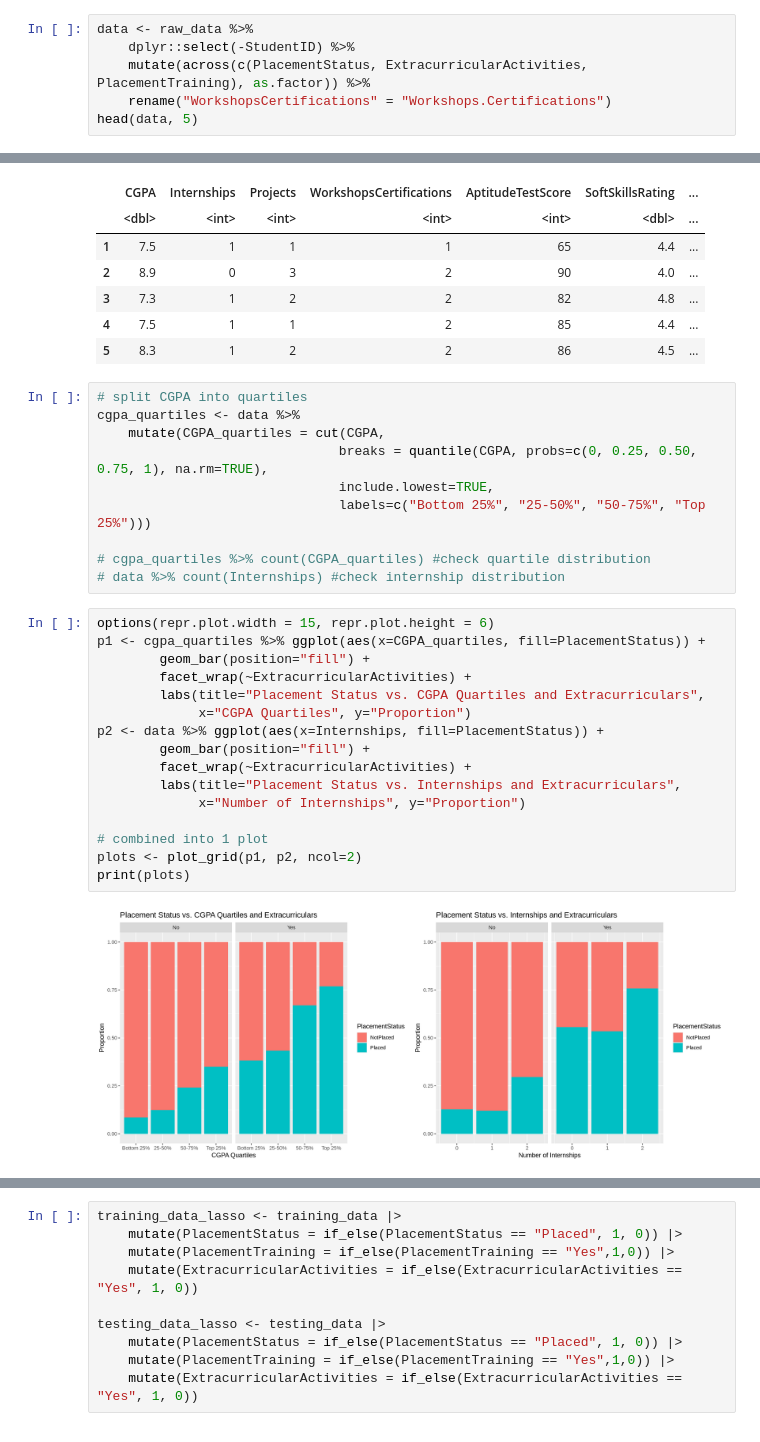
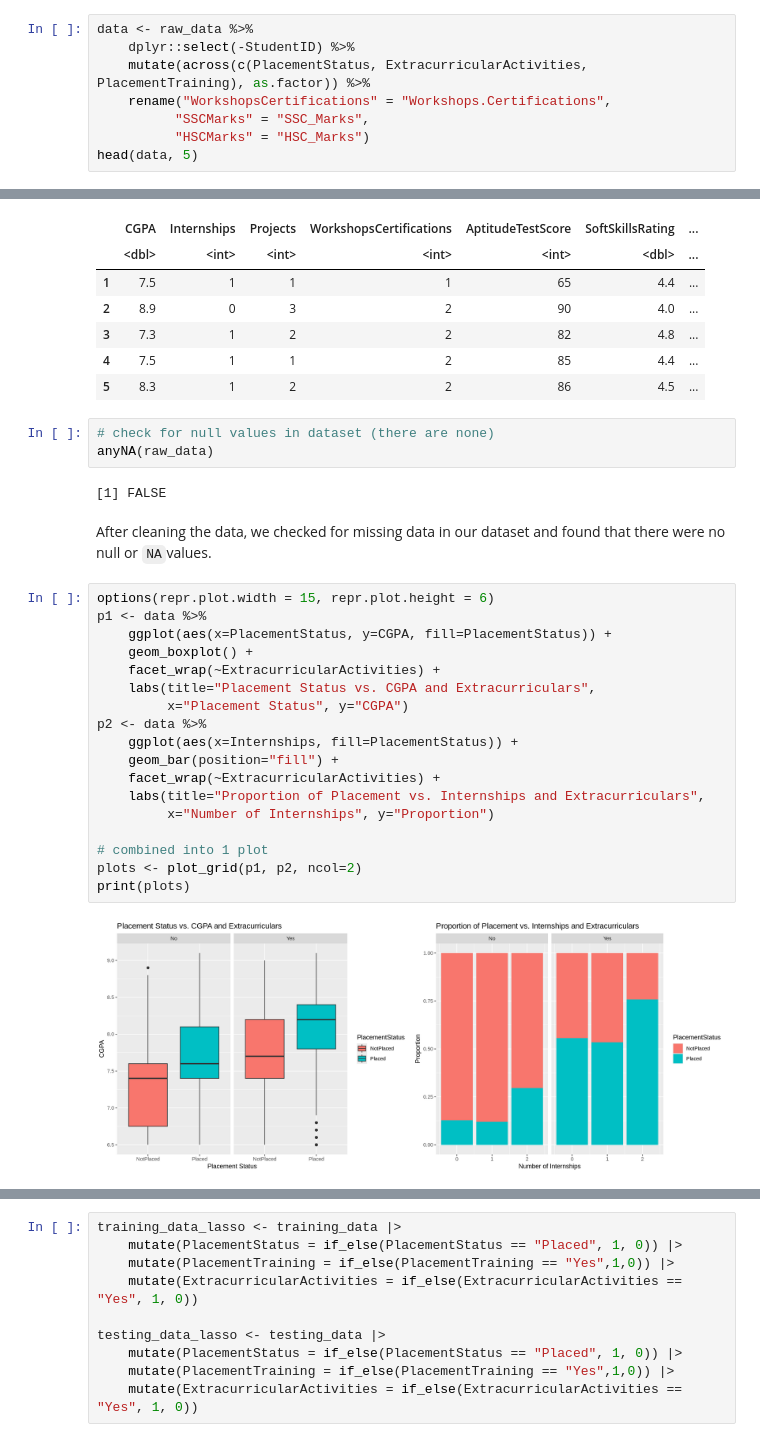
Before and after one commit to anniew02/placement-data, a Jupyter notebook: FinalProject.ipynb, the cells around one changed output, grey strips where cells are left out. Cells and saved outputs as stored; diff of their text form.

```diff
--- a/FinalProject.ipynb
+++ b/FinalProject.ipynb
@@ -94,7 +73,9 @@ To start, I will drop the `StudentID` variable because it is a student identifie
 data <- raw_data %>%
     dplyr::select(-StudentID) %>%
     mutate(across(c(PlacementStatus, ExtracurricularActivities, PlacementTraining), as.factor)) %>%
-    rename("WorkshopsCertifications" = "Workshops.Certifications")
+    rename("WorkshopsCertifications" = "Workshops.Certifications",
+          "SSCMarks" = "SSC_Marks",
+          "HSCMarks" = "HSC_Marks")
 head(data, 5)
 # %% [output]
 A data.frame: 5 × 11
@@ -105,32 +86,31 @@ A data.frame: 5 × 11
 | 3 | 7.3 | 1 | 2 | 2 | 82 | 4.8 | ... |
 | 4 | 7.5 | 1 | 1 | 2 | 85 | 4.4 | ... |
 | 5 | 8.3 | 1 | 2 | 2 | 86 | 4.5 | ... |
-# %%
-# split CGPA into quartiles
-cgpa_quartiles <- data %>%
-    mutate(CGPA_quartiles = cut(CGPA,
-                               breaks = quantile(CGPA, probs=c(0, 0.25, 0.50, 0.75, 1), na.rm=TRUE),
-                               include.lowest=TRUE,
-                               labels=c("Bottom 25%", "25-50%", "50-75%", "Top 25%")))
-
-# cgpa_quartiles %>% count(CGPA_quartiles) #check quartile distribution
-# data %>% count(Internships) #check internship distribution
+# %%
+# check for null values in dataset (there are none)
+anyNA(raw_data)
+# %% [output]
+[1] FALSE
+# %% [markdown]
+After cleaning the data, we checked for missing data in our dataset and found that there were no null or `NA`values.
 # %%
 options(repr.plot.width = 15, repr.plot.height = 6)
-p1 <- cgpa_quartiles %>% ggplot(aes(x=CGPA_quartiles, fill=PlacementStatus)) +
-        geom_bar(position="fill") +
-        facet_wrap(~ExtracurricularActivities) +
-        labs(title="Placement Status vs. CGPA Quartiles and Extracurriculars",
-             x="CGPA Quartiles", y="Proportion")
-p2 <- data %>% ggplot(aes(x=Internships, fill=PlacementStatus)) +
-        geom_bar(position="fill") +
-        facet_wrap(~ExtracurricularActivities) +
-        labs(title="Placement Status vs. Internships and Extracurriculars",
-             x="Number of Internships", y="Proportion")
+p1 <- data %>%
+    ggplot(aes(x=PlacementStatus, y=CGPA, fill=PlacementStatus)) +
+    geom_boxplot() +
+    facet_wrap(~ExtracurricularActivities) +
+    labs(title="Placement Status vs. CGPA and Extracurriculars",
+         x="Placement Status", y="CGPA")
+p2 <- data %>%
+    ggplot(aes(x=Internships, fill=PlacementStatus)) +
+    geom_bar(position="fill") +
+    facet_wrap(~ExtracurricularActivities) +
+    labs(title="Proportion of Placement vs. Internships and Extracurriculars",
+         x="Number of Internships", y="Proportion")
 
 # combined into 1 plot
 plots <- plot_grid(p1, p2, ncol=2)
 print(plots)
 # %% [output]
-[figure, old version]
+[figure, new version]
 # %% [markdown]
```
Also changed, not shown: parts of 22 cells of this notebook.
